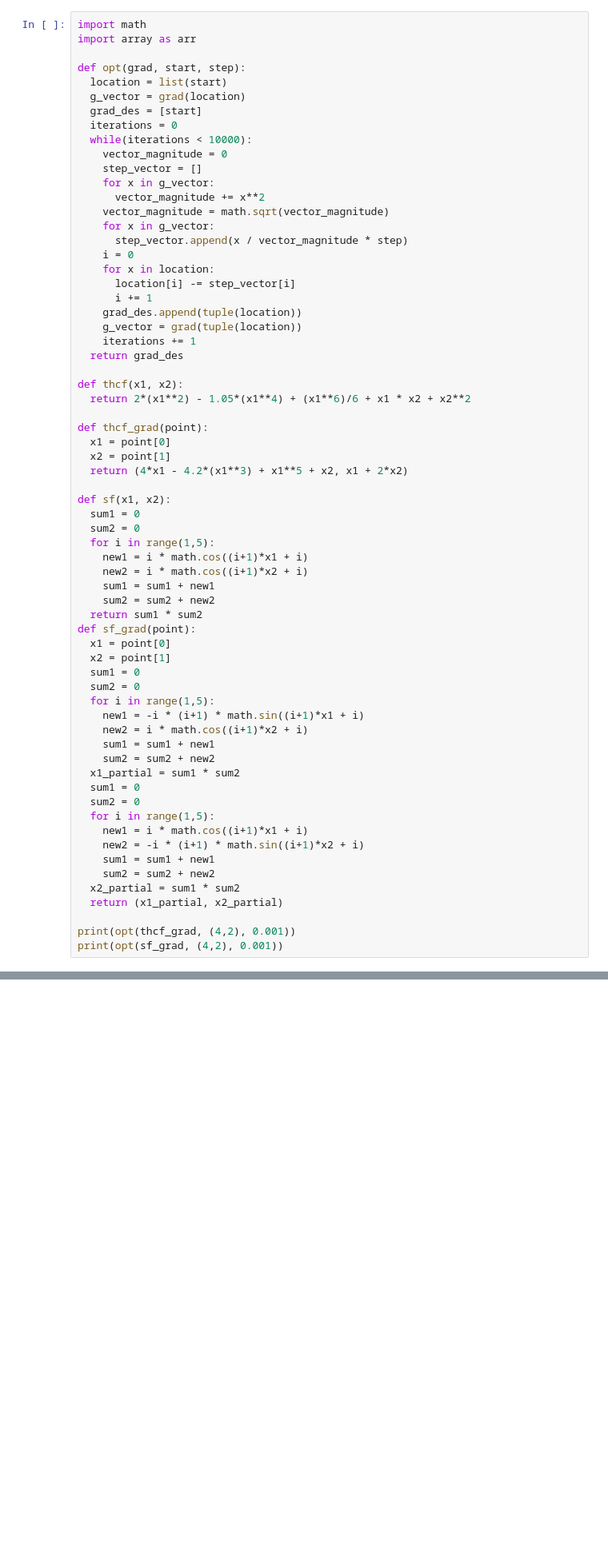
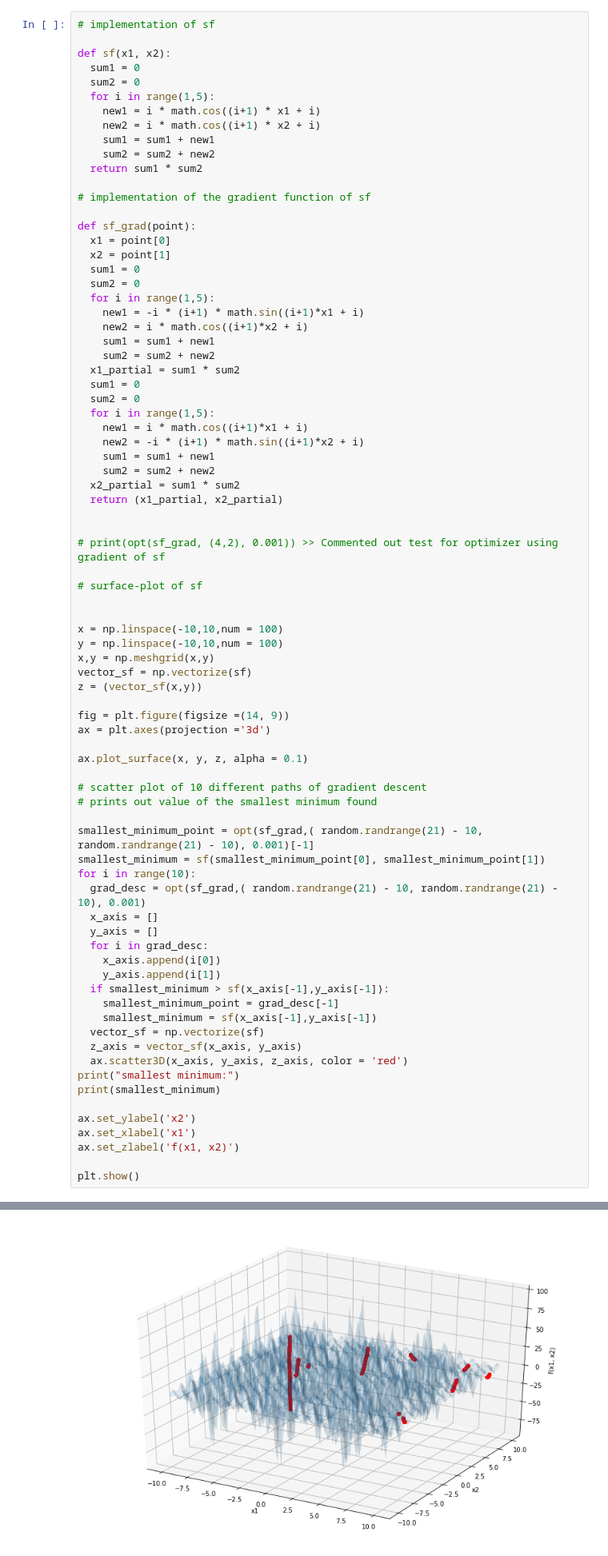
Before and after one commit to atenchen/220-lab4, a Jupyter notebook: assignment_1.ipynb, the cells around one changed output, grey strips where cells are left out. Shown at 80% size. Drawn from its saved outputs; the diff is of its cells as text; blank space fills up the shorter version.

```diff
--- a/assignment_1.ipynb
+++ b/assignment_1.ipynb
@@ -65,46 +184,18 @@ print(integrate(g,-1,1))
 # %%
-import math
-import array as arr
-
-def opt(grad, start, step):
-  location = list(start)
-  g_vector = grad(location)
-  grad_des = [start]
-  iterations = 0
-  while(iterations < 10000):
-    vector_magnitude = 0
-    step_vector = []
-    for x in g_vector:
-      vector_magnitude += x**2
-    vector_magnitude = math.sqrt(vector_magnitude)
-    for x in g_vector:
-      step_vector.append(x / vector_magnitude * step)
-    i = 0
-    for x in location:
-      location[i] -= step_vector[i]
-      i += 1
-    grad_des.append(tuple(location))
-    g_vector = grad(tuple(location))
-    iterations += 1
-  return grad_des
-
-def thcf(x1, x2):
-  return 2*(x1**2) - 1.05*(x1**4) + (x1**6)/6 + x1 * x2 + x2**2
-
-def thcf_grad(point):
-  x1 = point[0]
-  x2 = point[1]
-  return (4*x1 - 4.2*(x1**3) + x1**5 + x2, x1 + 2*x2)
+# implementation of sf
 
 def sf(x1, x2):
   sum1 = 0
   sum2 = 0
   for i in range(1,5):
-    new1 = i * math.cos((i+1)*x1 + i)
-    new2 = i * math.cos((i+1)*x2 + i)
+    new1 = i * math.cos((i+1) * x1 + i)
+    new2 = i * math.cos((i+1) * x2 + i)
     sum1 = sum1 + new1
     sum2 = sum2 + new2
   return sum1 * sum2
+
+# implementation of the gradient function of sf
+
 def sf_grad(point):
   x1 = point[0]
   x2 = point[1]
@@ -126,6 +217,47 @@ def sf_grad(point):
   x2_partial = sum1 * sum2
   return (x1_partial, x2_partial)
 
-print(opt(thcf_grad, (4,2), 0.001))
-print(opt(sf_grad, (4,2), 0.001))
+
+# print(opt(sf_grad, (4,2), 0.001)) >> Commented out test for optimizer using gradient of sf
+
+# surface-plot of sf
+
+
+x = np.linspace(-10,10,num = 100)
+y = np.linspace(-10,10,num = 100)
+x,y = np.meshgrid(x,y)
+vector_sf = np.vectorize(sf)
+z = (vector_sf(x,y))
+
+fig = plt.figure(figsize =(14, 9))
+ax = plt.axes(projection ='3d')
+
+ax.plot_surface(x, y, z, alpha = 0.1)
+
+# scatter plot of 10 different paths of gradient descent
+# prints out value of the smallest minimum found
+
+smallest_minimum_point = opt(sf_grad,( random.randrange(21) - 10, random.randrange(21) - 10), 0.001)[-1]
+smallest_minimum = sf(smallest_minimum_point[0], smallest_minimum_point[1])
+for i in range(10):
+  grad_desc = opt(sf_grad,( random.randrange(21) - 10, random.randrange(21) - 10), 0.001)
+  x_axis = []
+  y_axis = []
+  for i in grad_desc:
+    x_axis.append(i[0])
+    y_axis.append(i[1])
+  if smallest_minimum > sf(x_axis[-1],y_axis[-1]):
+    smallest_minimum_point = grad_desc[-1]
+    smallest_minimum = sf(x_axis[-1],y_axis[-1])
+  vector_sf = np.vectorize(sf)
+  z_axis = vector_sf(x_axis, y_axis)
+  ax.scatter3D(x_axis, y_axis, z_axis, color = 'red')
+print("smallest minimum:")
+print(smallest_minimum)
+
+ax.set_ylabel('x2')
+ax.set_xlabel('x1')
+ax.set_zlabel('f(x1, x2)')
+
+plt.show()
 # %% [output]
@@ -132,0 +266 @@ print(opt(sf_grad, (4,2), 0.001))
+[figure, added]
```
Also changed, not shown: parts of 19 cells of this notebook.
